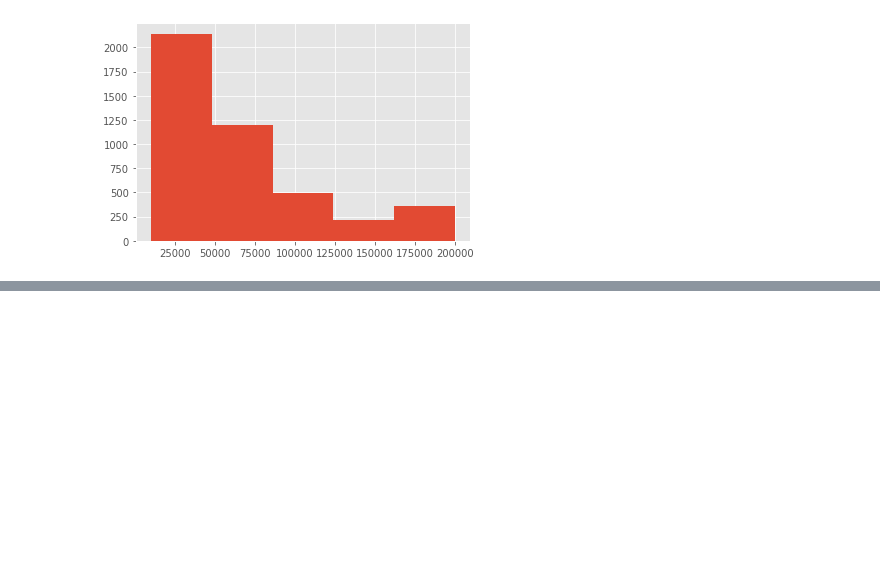
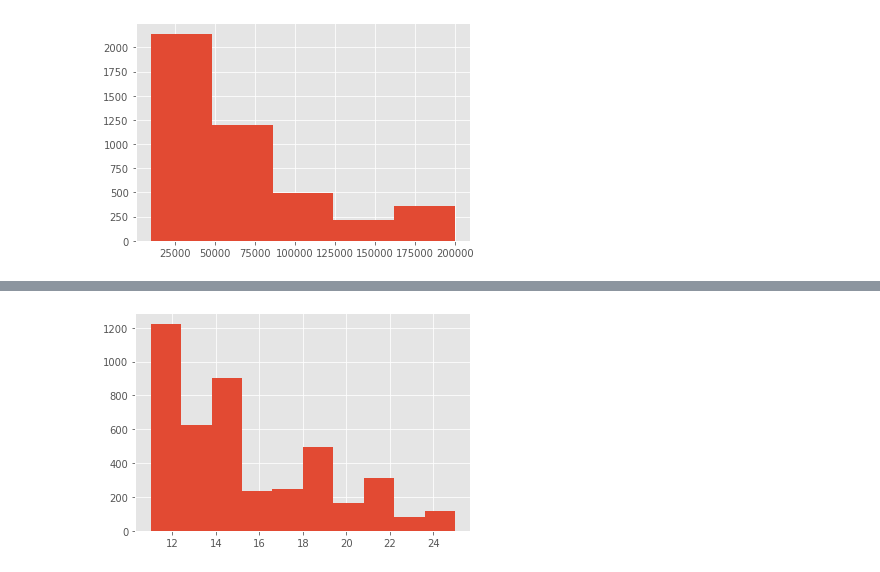
Before and after one commit to santiagogz11/HRProject, a Jupyter notebook: Exploracion.ipynb, the cells around one changed output, grey strips where cells are left out. Drawn from its saved outputs; the diff is of its cells as text; code cells hidden in the pictures; blank space fills up the shorter version.

```diff
--- a/Exploracion.ipynb
+++ b/Exploracion.ipynb
@@ -179,0 +187,5 @@ plt.show()
+# %%
+df_general.PercentSalaryHike.hist()
+plt.show()
+# %% [output]
+[figure, added]
```
Also changed, not shown: parts of 10 cells of this notebook, 2 other files.
